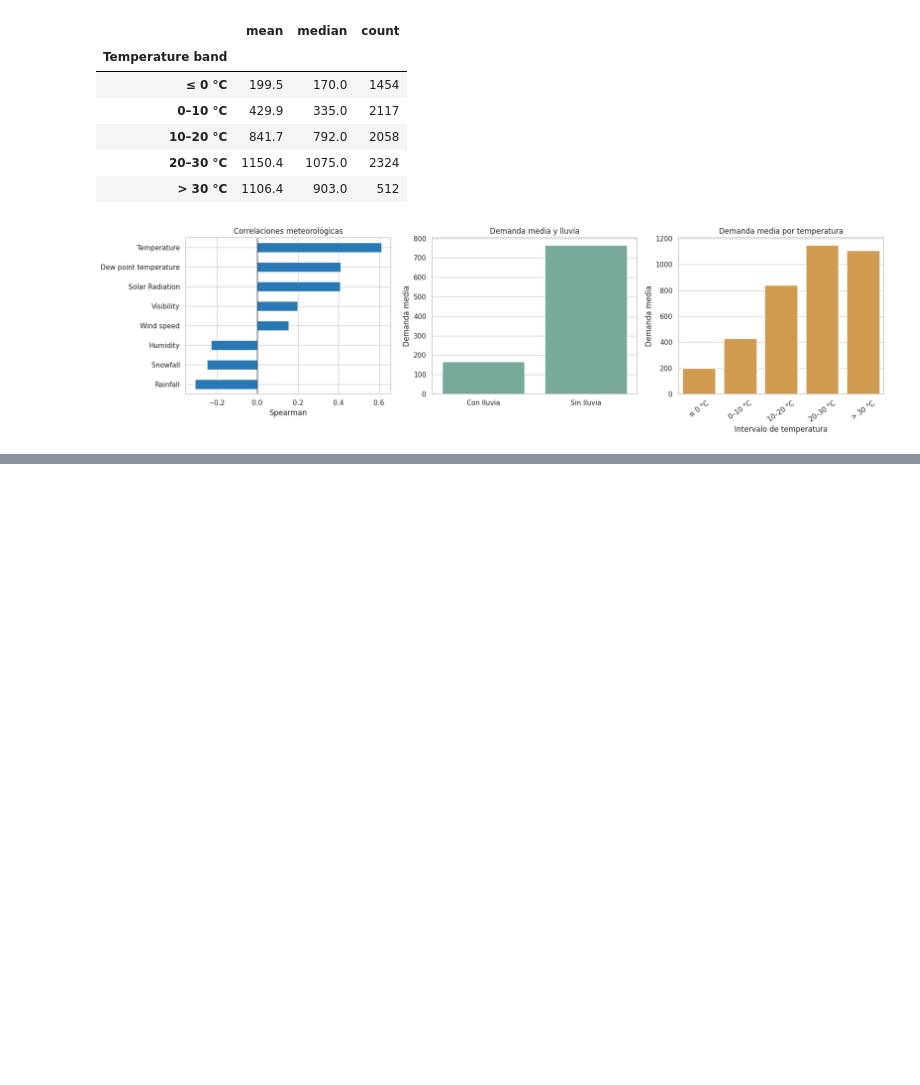
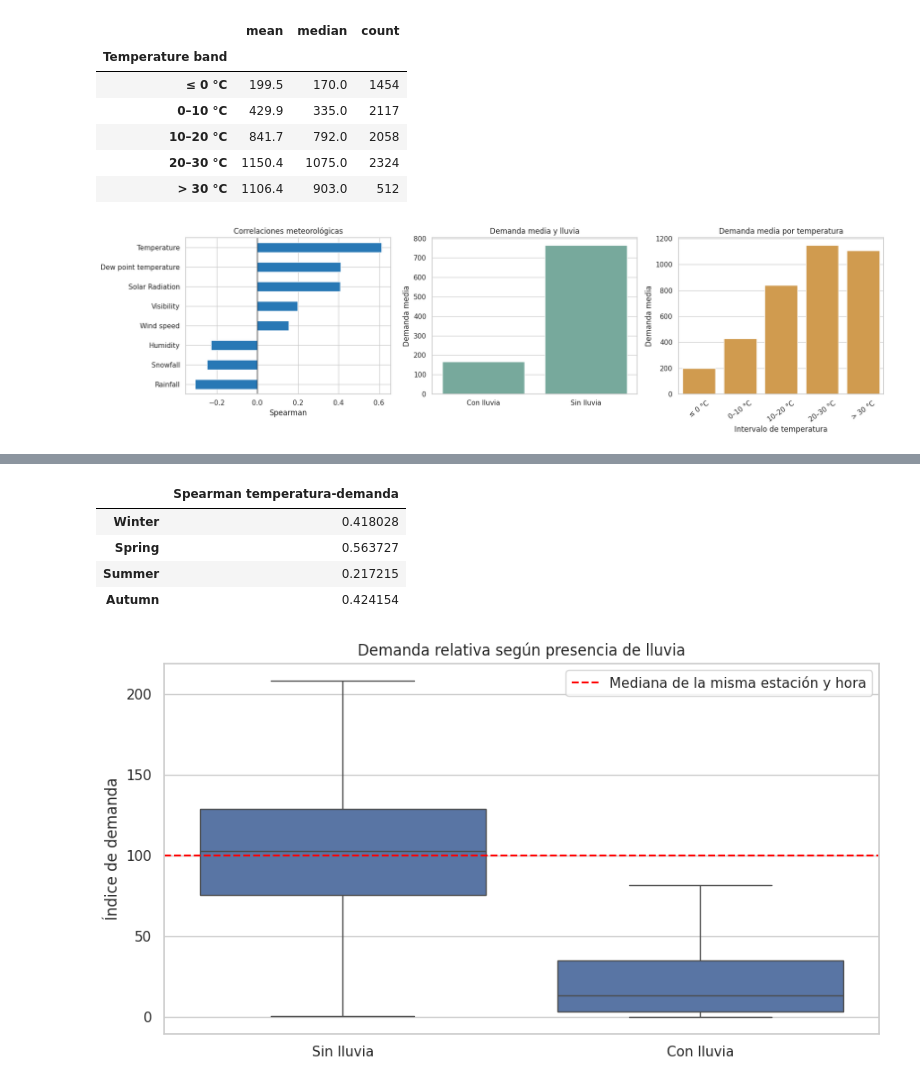
Before and after one commit to francorte/seoul-bike-sharing-analysis, a Jupyter notebook: seoul_bike_sharing_eda.ipynb, the cells around one changed output, grey strips where cells are left out. Saved outputs shown, nothing was run; the diff lists cells and outputs as text; code cells hidden in the pictures; blank space fills up the shorter version.

```diff
--- a/seoul_bike_sharing_eda.ipynb
+++ b/seoul_bike_sharing_eda.ipynb
@@ -1169,0 +1186,73 @@ plt.show()
+# %%
+# Mediana esperada para cada combinación de estación y hora
+df_operational["Season_hour_median"] = (
+    df_operational
+    .groupby(
+        ["Seasons", "Hour"],
+        observed=True
+    )["Rented Bike Count"]
+    .transform("median")
+)
+
+# Índice de demanda:
+# 100 representa la mediana de esa misma estación y hora
+df_operational["Demand index"] = (
+    df_operational["Rented Bike Count"]
+    / df_operational["Season_hour_median"]
+    * 100
+)
+
+# Comparación de lluvia ajustada parcialmente por estación y hora
+adjusted_rain_summary = (
+    df_operational
+    .groupby(
+        "Rain status",
+        observed=True
+    )["Demand index"]
+    .agg(["mean", "median", "count"])
+    .round(1)
+)
+
+display(adjusted_rain_summary)
+
+# Correlación temperatura-demanda dentro de cada estación
+season_temperature_correlations = pd.Series(
+    {
+        str(season): group["Rented Bike Count"].corr(
+            group["Temperature"],
+            method="spearman"
+        )
+        for season, group in df_operational.groupby(
+            "Seasons",
+            observed=True
+        )
+    },
+    name="Spearman temperatura-demanda"
+).to_frame()
+
+display(season_temperature_correlations)
+
+# Visualización del índice de demanda según lluvia
+plt.figure(figsize=(9, 5))
+
+sns.boxplot(
+    data=df_operational,
+    x="Rain status",
+    y="Demand index",
+    showfliers=False
+)
+
+plt.axhline(
+    100,
+    color="red",
+    linestyle="--",
+    label="Mediana de la misma estación y hora"
+)
+
+plt.title("Demanda relativa según presencia de lluvia")
+plt.xlabel("")
+plt.ylabel("Índice de demanda")
+plt.legend()
+plt.tight_layout()
+plt.show()
+# %% [output]
@@ -1170 +1263,7 @@ plt.show()
+|  | Spearman temperatura-demanda |
+| Winter | 0.418028 |
+| Spring | 0.563727 |
+| Summer | 0.217215 |
+| Autumn | 0.424154 |
+[figure, added]
 # %% [markdown]
```
Also changed, not shown: parts of 4 cells of this notebook.
